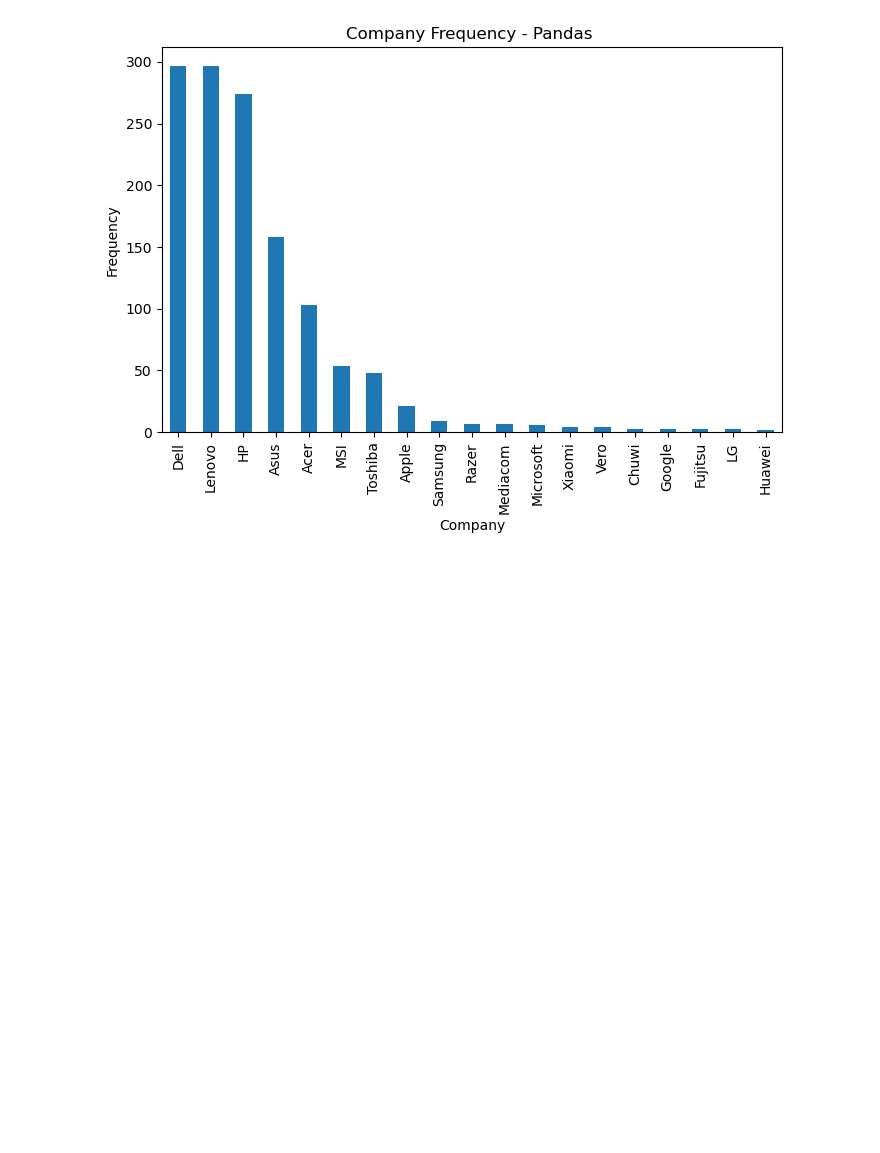
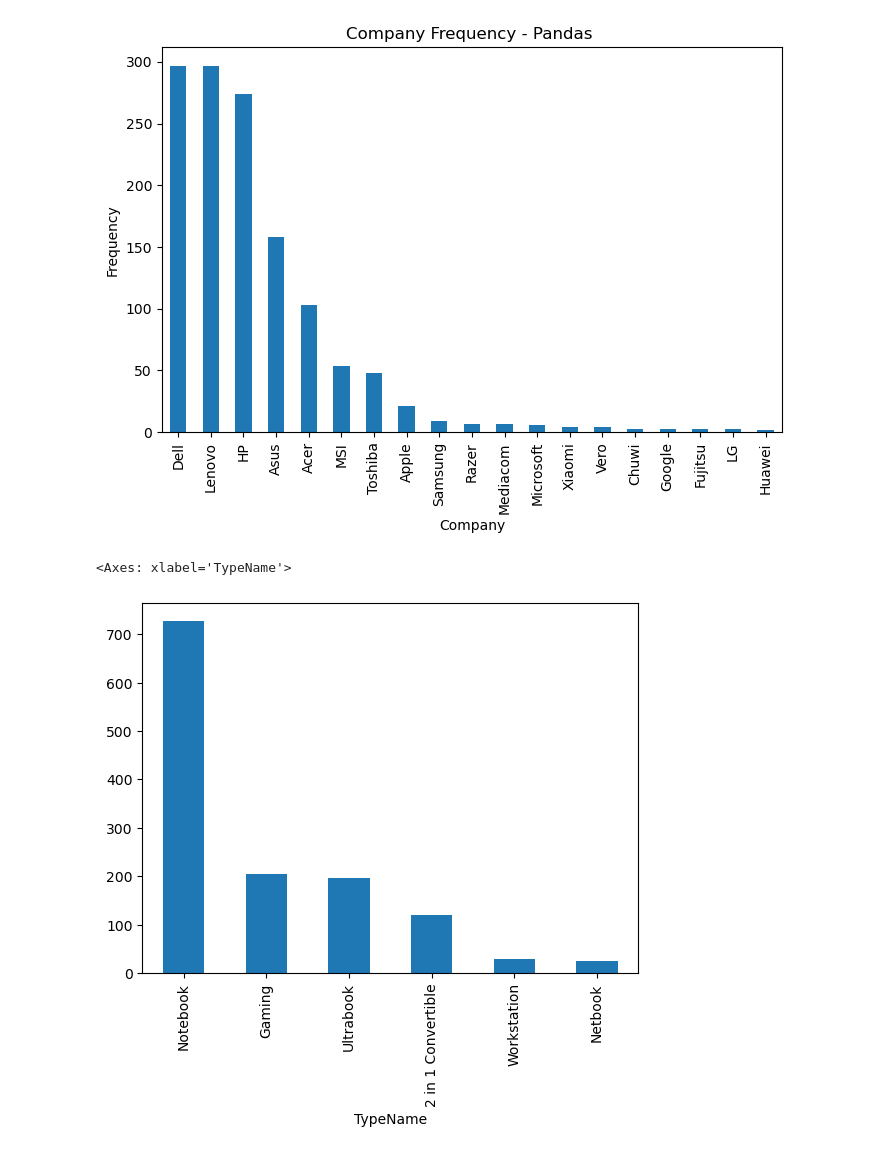
Before and after one commit to LukaAbramovic775/LaptopDataset, a Jupyter notebook: LaptopPrices.ipynb, the cells around one changed output. Cells and saved outputs as stored; diff of their text form; code cells hidden in the pictures; blank space fills up the shorter version.

Commit message:
ValueCounts

```diff
--- a/LaptopPrices.ipynb
+++ b/LaptopPrices.ipynb
@@ -186,3 +184,8 @@ plt.xticks
 # %% [output]
 <function matplotlib.pyplot.xticks(ticks: 'ArrayLike | None' = None, labels: 'Sequence[str] | None' = None, *, minor: 'bool' = False, **kwargs) -> 'tuple[list[Tick] | np.ndarray, list[Text]]'>
 [figure]
+# %%
+df['TypeName'].value_counts().plot(kind = 'bar')
+# %% [output]
+<Axes: xlabel='TypeName'>
+[figure, added]
```
Also changed, not shown: parts of 4 cells of this notebook.
